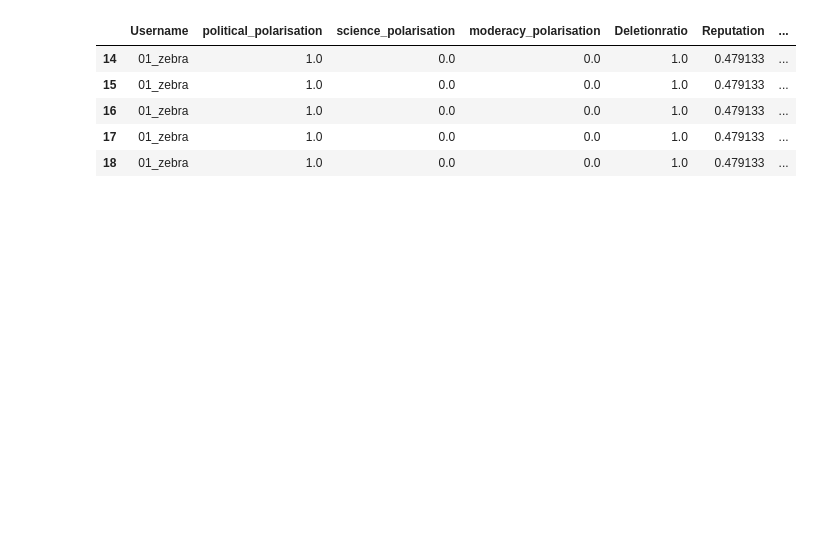
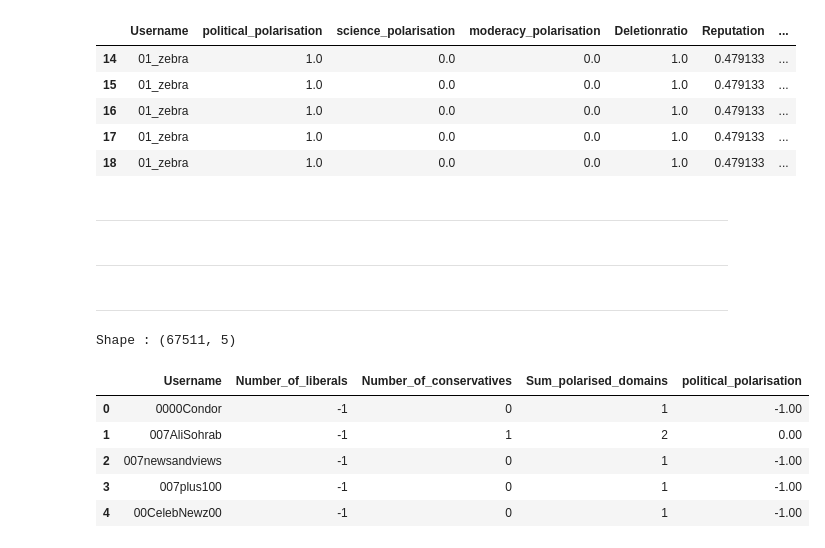
Before and after one commit to MoSamani/Deleted-Tweets, a Jupyter notebook: user_polarisiation/TweetsKB_tweets_of_polarised_users.ipynb, the cells around one changed output. Drawn from its saved outputs; the diff is of its cells as text; code cells hidden in the pictures; blank space fills up the shorter version.

Commit message:
Calculated neutralized users

```diff
--- a/user_polarisiation/TweetsKB_tweets_of_polarised_users.ipynb
+++ b/user_polarisiation/TweetsKB_tweets_of_polarised_users.ipynb
@@ -143,3 +143,24 @@ with open(pfad_tsv3, 'w', newline='', encoding="utf-8") as out_file:
     tsv_writer = csv.writer(out_file, delimiter="\t")
     for idx, row in df_tweetskb_polarized_users.iterrows():
         tsv_writer.writerow(row.values.tolist())
+# %% [markdown]
+---
+# %% [markdown]
+---
+# %% [markdown]
+---
+# %%
+path = '../data/tweetskb_political_polarized_users_with_atleast_one_polarized_domain.tsv'
+
+df_tweetskb_political_polarized_and_neutralized = pd.read_csv(path, sep='\t', error_bad_lines=False, names=['Username', 'Number_of_liberals', 'Number_of_conservatives', 'Sum_polarised_domains', 'political_polarisation'])
+
+print('Shape :', df_tweetskb_political_polarized_and_neutralized.shape)
+df_tweetskb_political_polarized_and_neutralized.head()
+# %% [output]
+Shape : (67511, 5)
+|  | Username | Number_of_liberals | Number_of_conservatives | Sum_polarised_domains | political_polarisation |
+| 0 | 0000Condor | -1 | 0 | 1 | -1.00 |
+| 1 | 007AliSohrab | -1 | 1 | 2 | 0.00 |
+| 2 | 007newsandviews | -1 | 0 | 1 | -1.00 |
+| 3 | 007plus100 | -1 | 0 | 1 | -1.00 |
+| 4 | 00CelebNewz00 | -1 | 0 | 1 | -1.00 |
```
Also changed, not shown: parts of 9 cells of this notebook.
